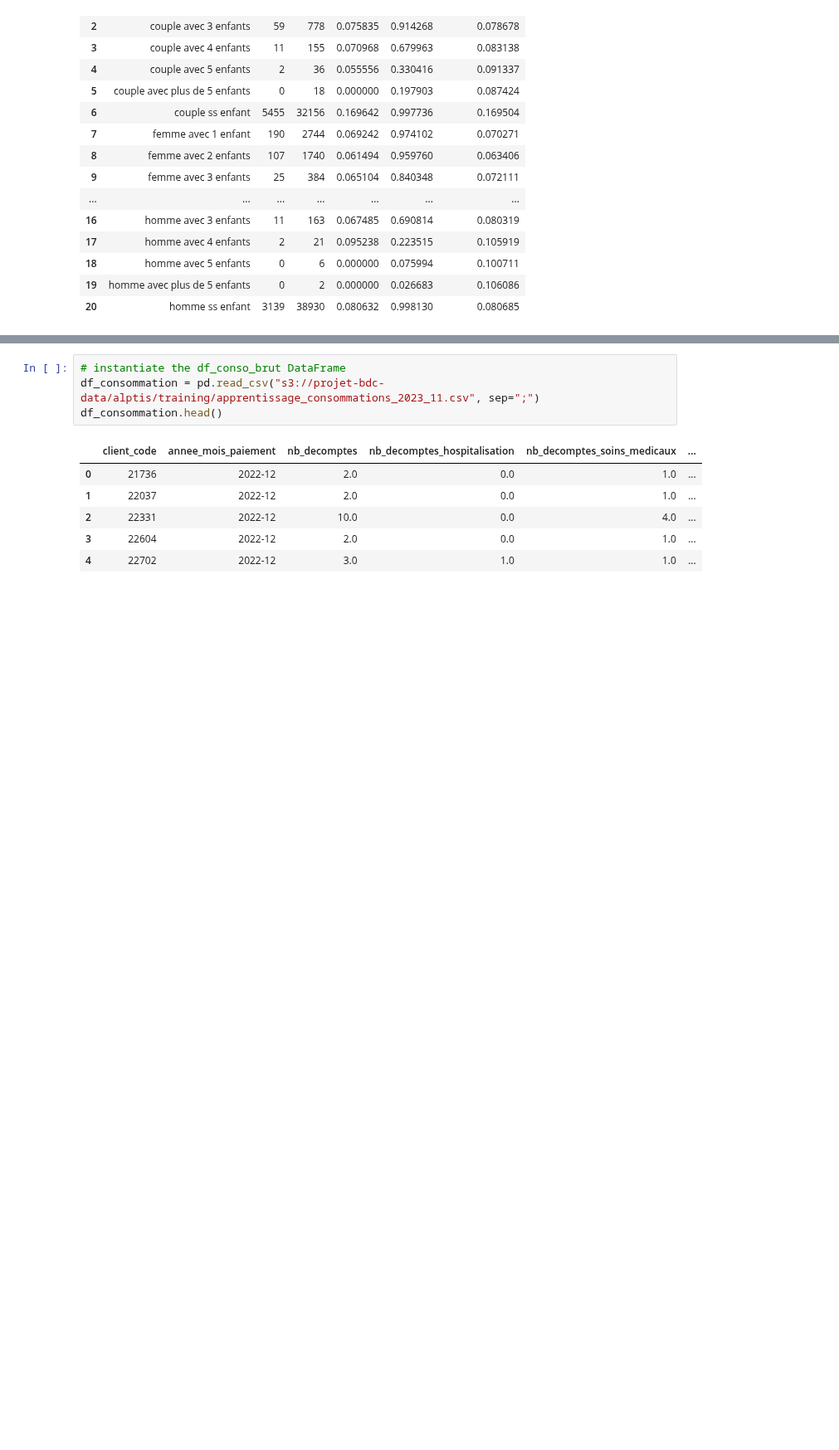
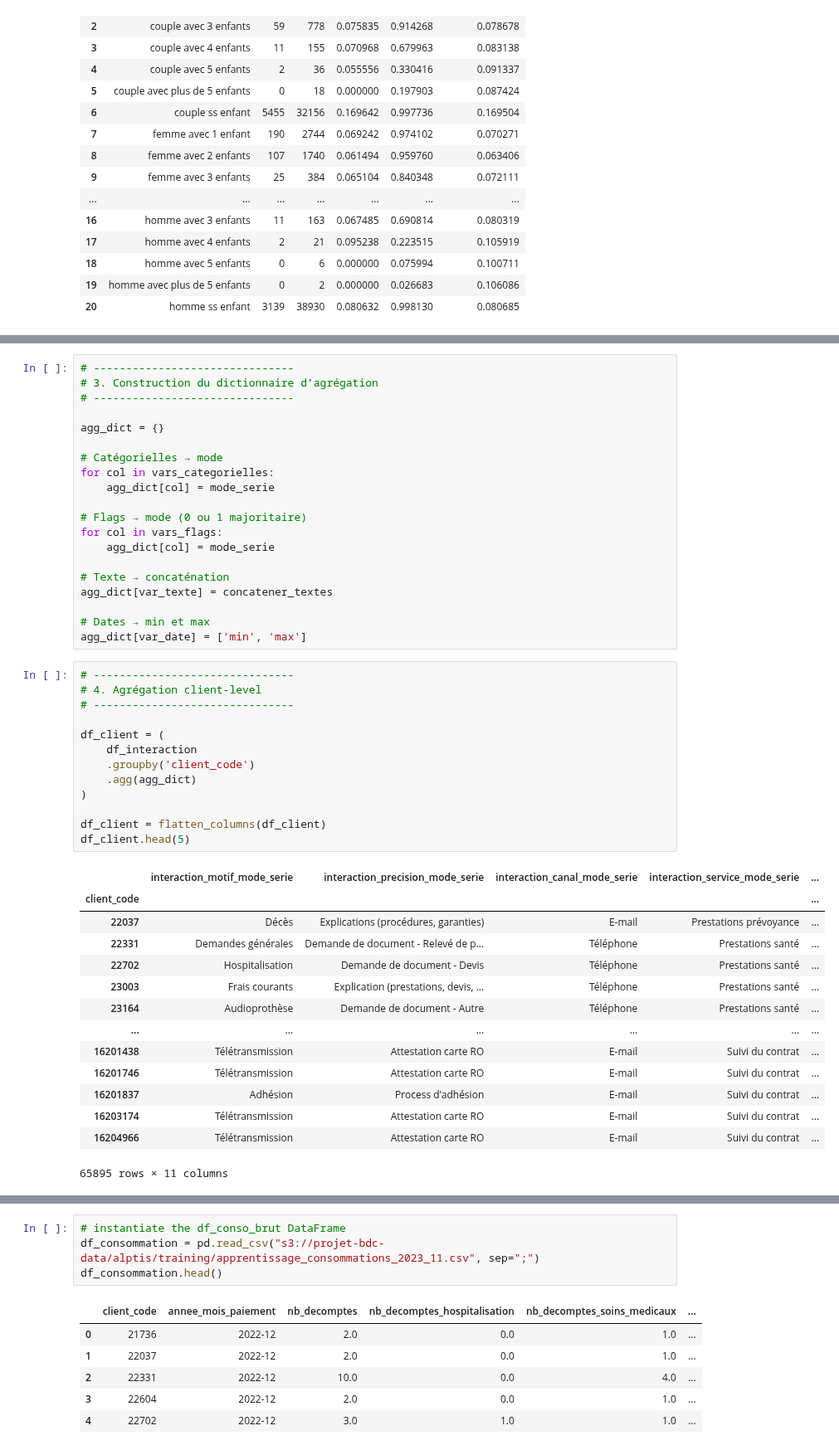
Before and after one commit to kellybourbon2/Alptis-churn-prediction, a Jupyter notebook: modalites_grouping_Dominique.ipynb, the cells around one changed output, grey strips where cells are left out. Shown at 83% size. Drawn from its saved outputs; the diff is of its cells as text; blank space fills up the shorter version.

```diff
--- a/modalites_grouping_Dominique.ipynb
+++ b/modalites_grouping_Dominique.ipynb
@@ -340,0 +533,48 @@ Taux global: 0.10899408641081341
+# %%
+# -------------------------------
+# 3. Construction du dictionnaire d’agrégation
+# -------------------------------
+
+agg_dict = {}
+
+# Catégorielles → mode
+for col in vars_categorielles:
+    agg_dict[col] = mode_serie
+
+# Flags → mode (0 ou 1 majoritaire)
+for col in vars_flags:
+    agg_dict[col] = mode_serie
+
+# Texte → concaténation
+agg_dict[var_texte] = concatener_textes
+
+# Dates → min et max
+agg_dict[var_date] = ['min', 'max']
+# %%
+# -------------------------------
+# 4. Agrégation client-level
+# -------------------------------
+
+df_client = (
+    df_interaction
+    .groupby('client_code')
+    .agg(agg_dict)
+)
+
+df_client = flatten_columns(df_client)
+df_client.head(5)
+# %% [output]
+|  | interaction_motif_mode_serie | interaction_precision_mode_serie | interaction_canal_mode_serie | interaction_service_mode_serie | ... |
+| client_code |  |  |  |  | ... |
+| 22037 | Décès | Explications (procédures, garanties) | E-mail | Prestations prévoyance | ... |
+| 22331 | Demandes générales | Demande de document - Relevé de p... | Téléphone | Prestations santé | ... |
+| 22702 | Hospitalisation | Demande de document - Devis | Téléphone | Prestations santé | ... |
+| 23003 | Frais courants | Explication (prestations, devis, ... | Téléphone | Prestations santé | ... |
+| 23164 | Audioprothèse | Demande de document - Autre | Téléphone | Prestations santé | ... |
+| ... | ... | ... | ... | ... | ... |
+| 16201438 | Télétransmission | Attestation carte RO | E-mail | Suivi du contrat | ... |
+| 16201746 | Télétransmission | Attestation carte RO | E-mail | Suivi du contrat | ... |
+| 16201837 | Adhésion | Process d'adhésion | E-mail | Suivi du contrat | ... |
+| 16203174 | Télétransmission | Attestation carte RO | E-mail | Suivi du contrat | ... |
+| 16204966 | Télétransmission | Attestation carte RO | E-mail | Suivi du contrat | ... |
+65895 rows × 11 columns
```
Also changed, not shown: parts of 25 cells of this notebook.
